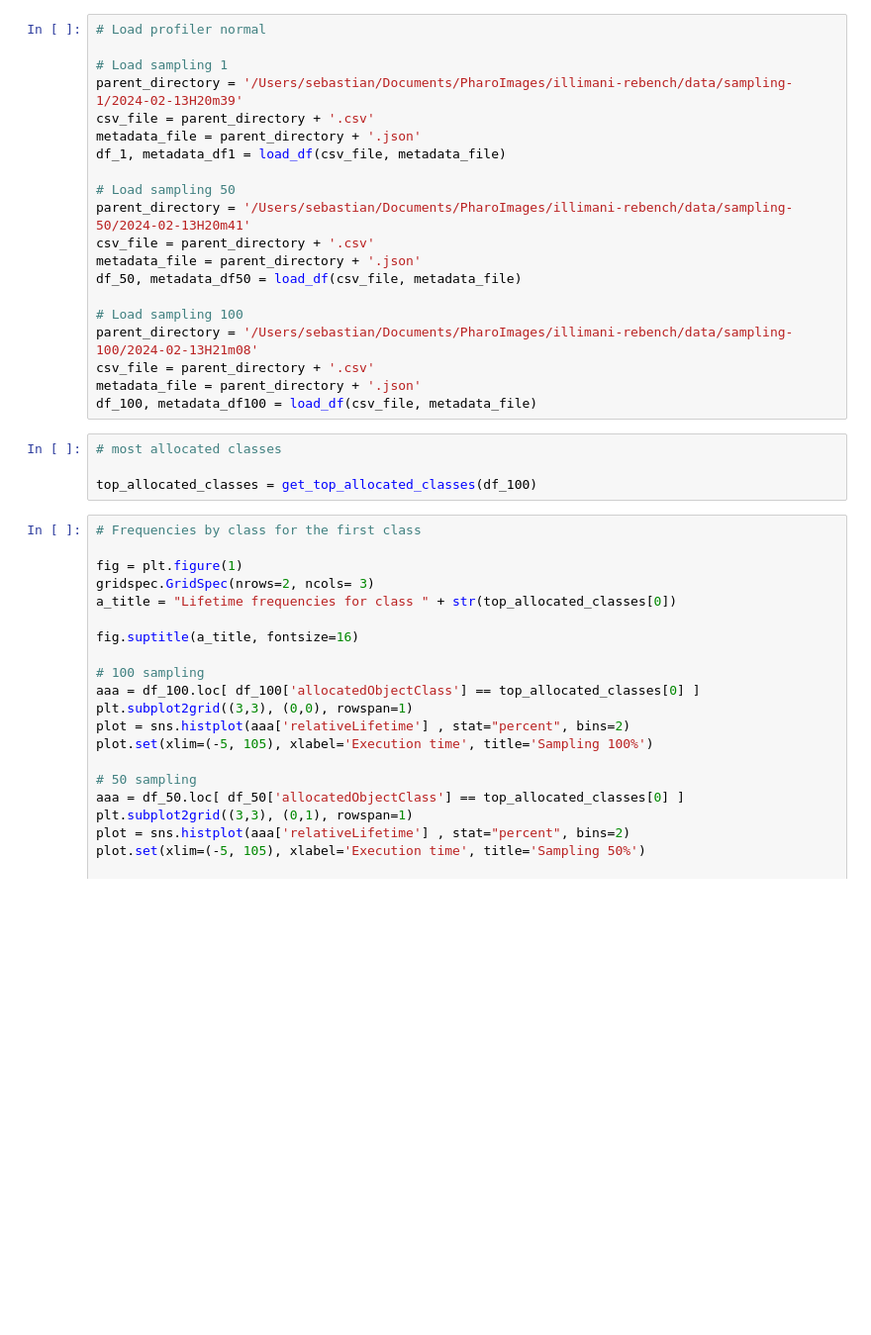
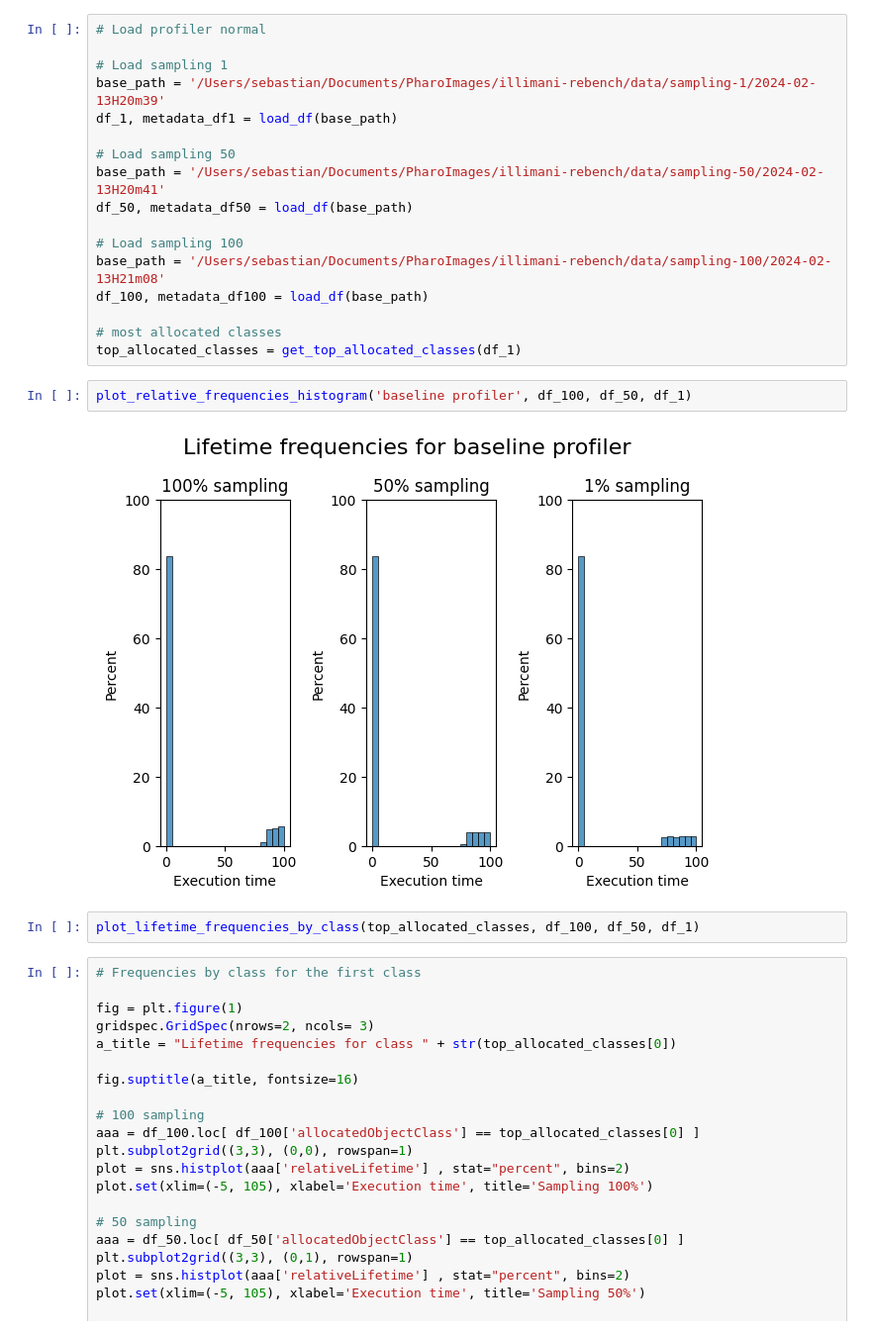
Before and after one commit to jordanmontt/application-classification-experiment, a Jupyter notebook: python/new-notebook.ipynb, the cells around one changed output. Shown at 99% size. Drawn from its saved outputs; the diff is of its cells as text; blank space fills up the shorter version.

```diff
--- a/python/new-notebook.ipynb
+++ b/python/new-notebook.ipynb
@@ -8,26 +17,25 @@ import matplotlib.gridspec as gridspec
 # Load profiler normal
 
 # Load sampling 1
-parent_directory = '/Users/sebastian/Documents/PharoImages/illimani-rebench/data/sampling-1/2024-02-13H20m39'
-csv_file = parent_directory + '.csv'
-metadata_file = parent_directory + '.json'
-df_1, metadata_df1 = load_df(csv_file, metadata_file)
+base_path = '/Users/sebastian/Documents/PharoImages/illimani-rebench/data/sampling-1/2024-02-13H20m39'
+df_1, metadata_df1 = load_df(base_path)
 
 # Load sampling 50
-parent_directory = '/Users/sebastian/Documents/PharoImages/illimani-rebench/data/sampling-50/2024-02-13H20m41'
-csv_file = parent_directory + '.csv'
-metadata_file = parent_directory + '.json'
-df_50, metadata_df50 = load_df(csv_file, metadata_file)
+base_path = '/Users/sebastian/Documents/PharoImages/illimani-rebench/data/sampling-50/2024-02-13H20m41'
+df_50, metadata_df50 = load_df(base_path)
 
 # Load sampling 100
-parent_directory = '/Users/sebastian/Documents/PharoImages/illimani-rebench/data/sampling-100/2024-02-13H21m08'
-csv_file = parent_directory + '.csv'
-metadata_file = parent_directory + '.json'
-df_100, metadata_df100 = load_df(csv_file, metadata_file)
+base_path = '/Users/sebastian/Documents/PharoImages/illimani-rebench/data/sampling-100/2024-02-13H21m08'
+df_100, metadata_df100 = load_df(base_path)
+
+# most allocated classes
+top_allocated_classes = get_top_allocated_classes(df_1)
-# %%
-# most allocated classes
-
-top_allocated_classes = get_top_allocated_classes(df_100)
+# %%
+plot_relative_frequencies_histogram('baseline profiler', df_100, df_50, df_1)
+# %% [output]
+[figure, added]
+# %%
+plot_lifetime_frequencies_by_class(top_allocated_classes, df_100, df_50, df_1)
 # %%
 # Frequencies by class for the first class
 
```
Also changed, not shown: parts of 1 cell of this notebook, 5 other files.
